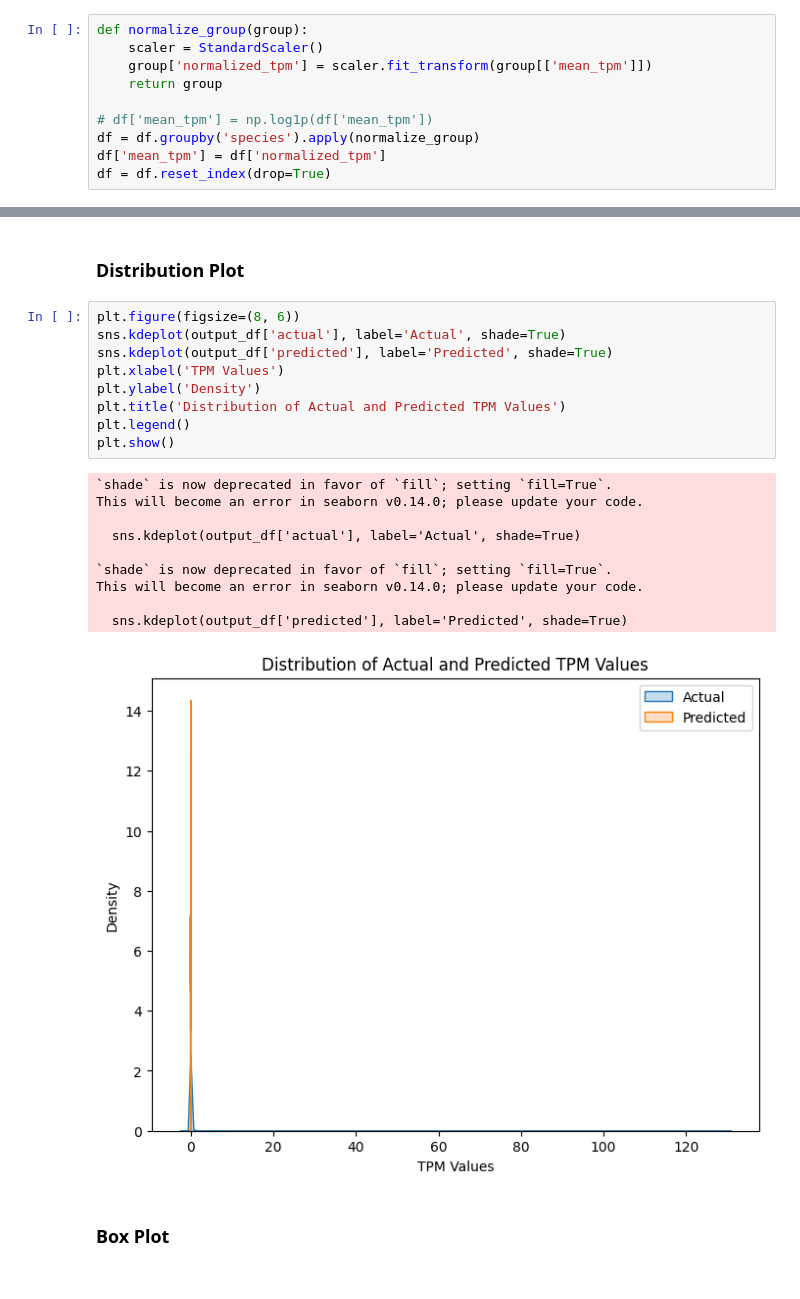
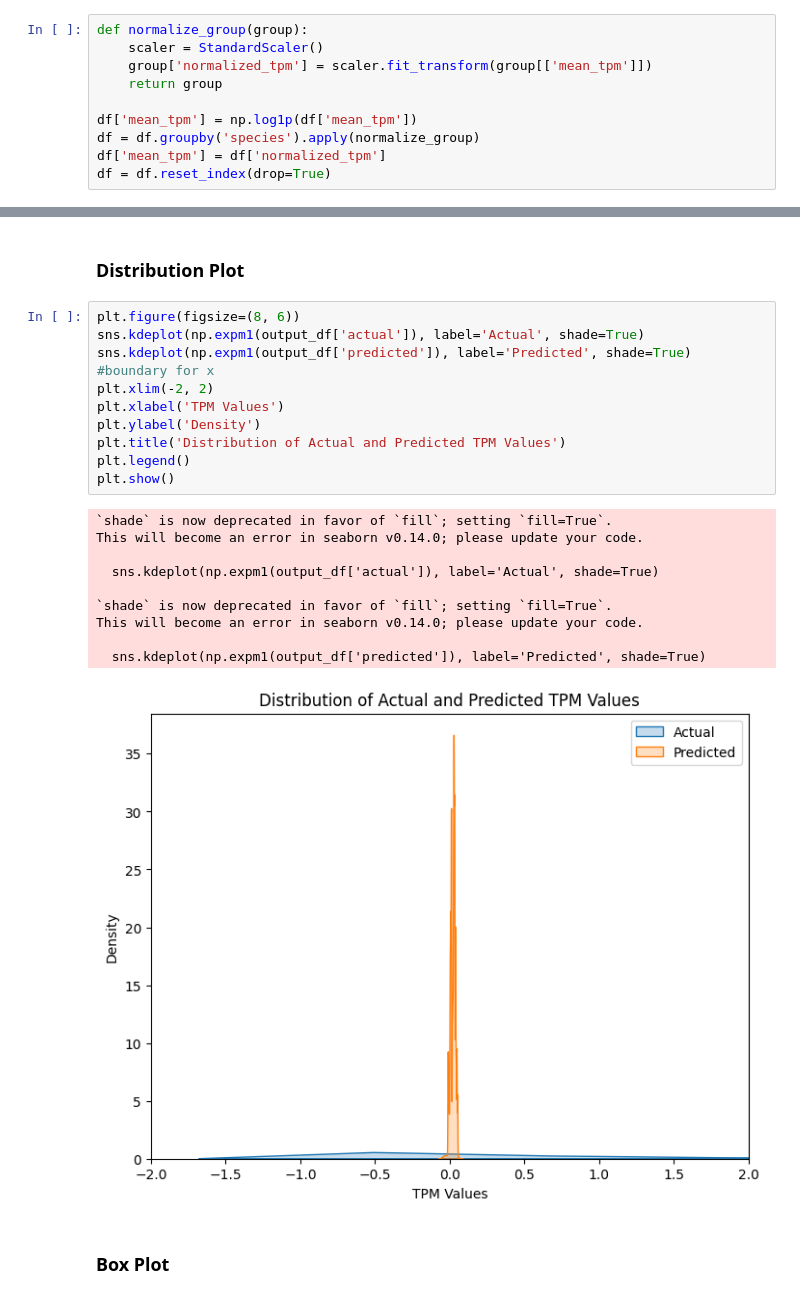
Before and after one commit to memetc/ML4RG_Group1, a Jupyter notebook: train.ipynb, the cells around one changed output, grey strips where cells are left out. Cells and saved outputs as stored; diff of their text form.

```diff
--- a/train.ipynb
+++ b/train.ipynb
@@ -27,7 +27,7 @@ def normalize_group(group):
     group['normalized_tpm'] = scaler.fit_transform(group[['mean_tpm']])
     return group
 
-# df['mean_tpm'] = np.log1p(df['mean_tpm'])
+df['mean_tpm'] = np.log1p(df['mean_tpm'])
 df = df.groupby('species').apply(normalize_group)
 df['mean_tpm'] = df['normalized_tpm']
 df = df.reset_index(drop=True)
@@ -260,24 +260,26 @@ plt.show()
 ### Distribution Plot
 # %%
 plt.figure(figsize=(8, 6))
-sns.kdeplot(output_df['actual'], label='Actual', shade=True)
-sns.kdeplot(output_df['predicted'], label='Predicted', shade=True)
+sns.kdeplot(np.expm1(output_df['actual']), label='Actual', shade=True)
+sns.kdeplot(np.expm1(output_df['predicted']), label='Predicted', shade=True)
+#boundary for x
+plt.xlim(-2, 2)
 plt.xlabel('TPM Values')
 plt.ylabel('Density')
 plt.title('Distribution of Actual and Predicted TPM Values')
 plt.legend()
 plt.show()
 # %% [output]
 `shade` is now deprecated in favor of `fill`; setting `fill=True`.
 This will become an error in seaborn v0.14.0; please update your code.
 
-  sns.kdeplot(output_df['actual'], label='Actual', shade=True)
+  sns.kdeplot(np.expm1(output_df['actual']), label='Actual', shade=True)
 
 `shade` is now deprecated in favor of `fill`; setting `fill=True`.
 This will become an error in seaborn v0.14.0; please update your code.
 
-  sns.kdeplot(output_df['predicted'], label='Predicted', shade=True)
+  sns.kdeplot(np.expm1(output_df['predicted']), label='Predicted', shade=True)
-[figure, old version]
+[figure, new version]
 # %% [markdown]
 ### Box Plot
 # %%
```
Also changed, not shown: parts of 9 cells of this notebook.
